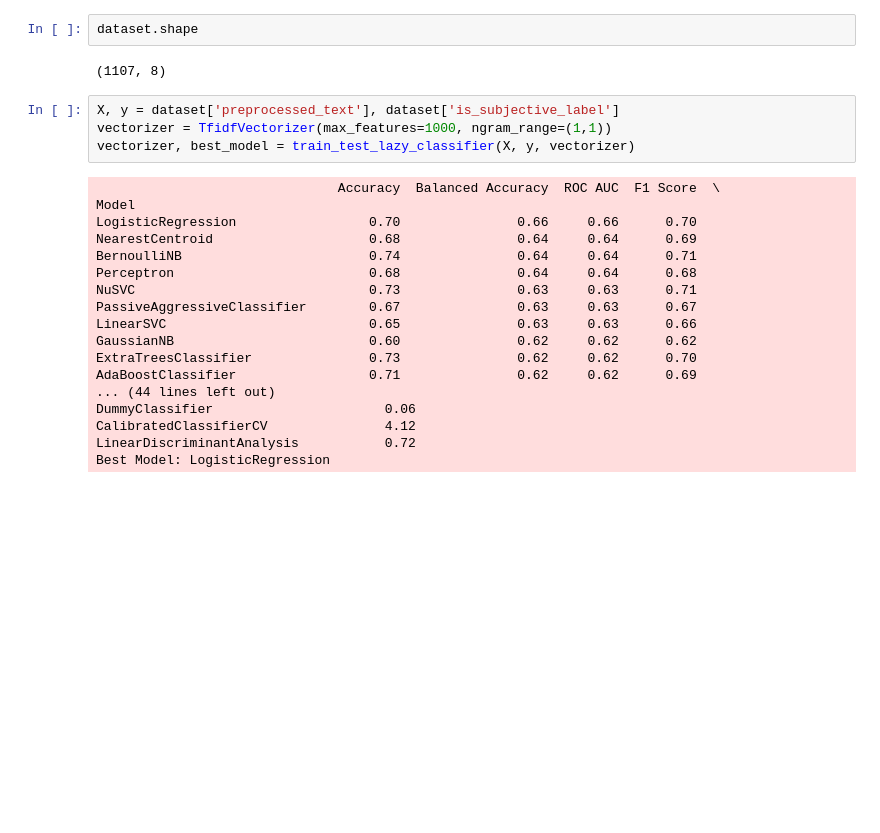
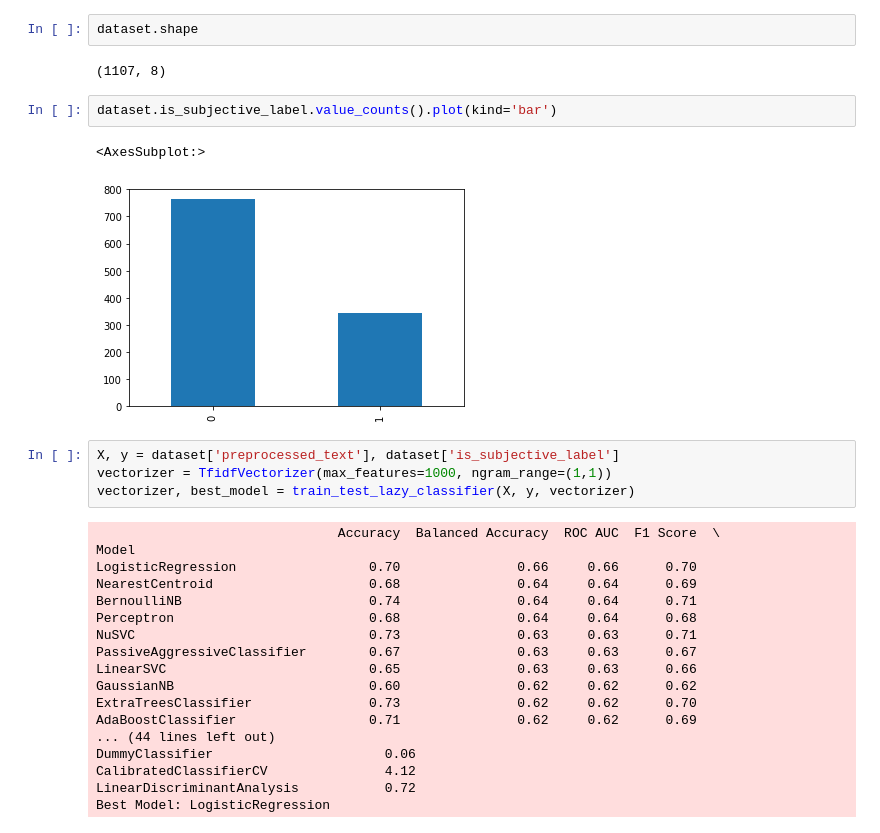
Before and after one commit to diegogp/sentiment-analysis, a Jupyter notebook: hybrid_subjectivity_classifier.ipynb, the cells around one changed output. Drawn from its saved outputs; the diff is of its cells as text; blank space fills up the shorter version.

```diff
--- a/hybrid_subjectivity_classifier.ipynb
+++ b/hybrid_subjectivity_classifier.ipynb
@@ -41,6 +41,11 @@ Loading Dataset shape: (1778, 8)
 dataset.shape
 # %% [output]
 (1107, 8)
+# %%
+dataset.is_subjective_label.value_counts().plot(kind='bar')
+# %% [output]
+<AxesSubplot:>
+[figure, added]
 # %%
 X, y = dataset['preprocessed_text'], dataset['is_subjective_label']
 vectorizer = TfidfVectorizer(max_features=1000, ngram_range=(1,1))
```
Also changed, not shown: parts of 5 cells of this notebook, 2 other files.
